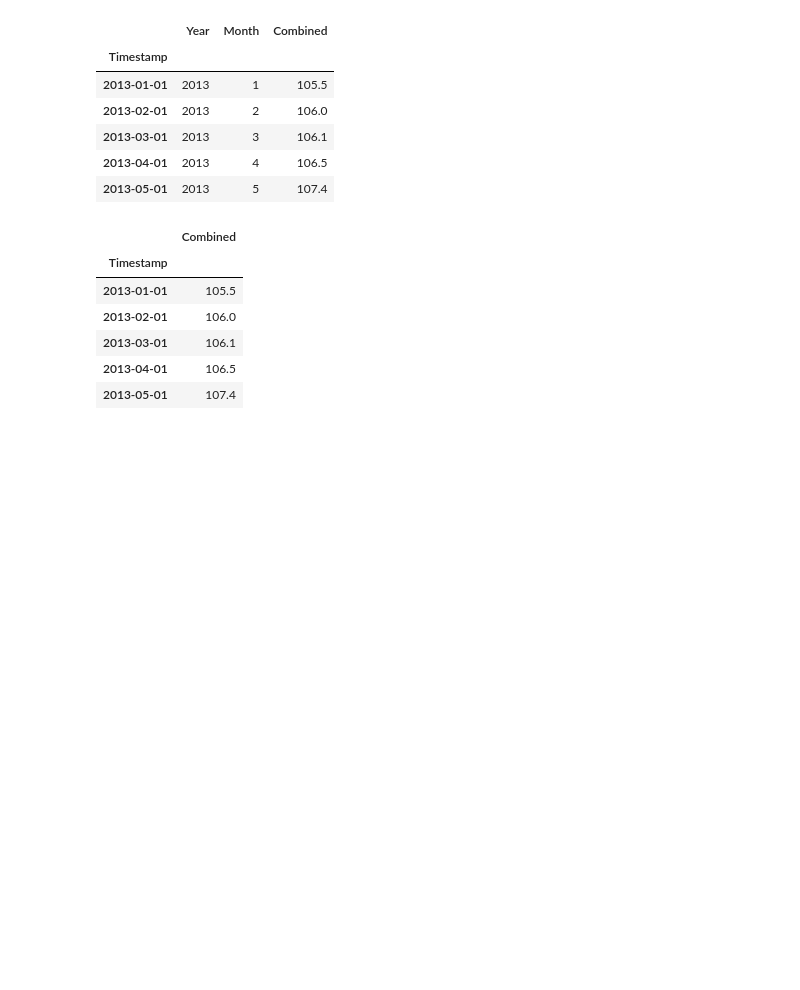
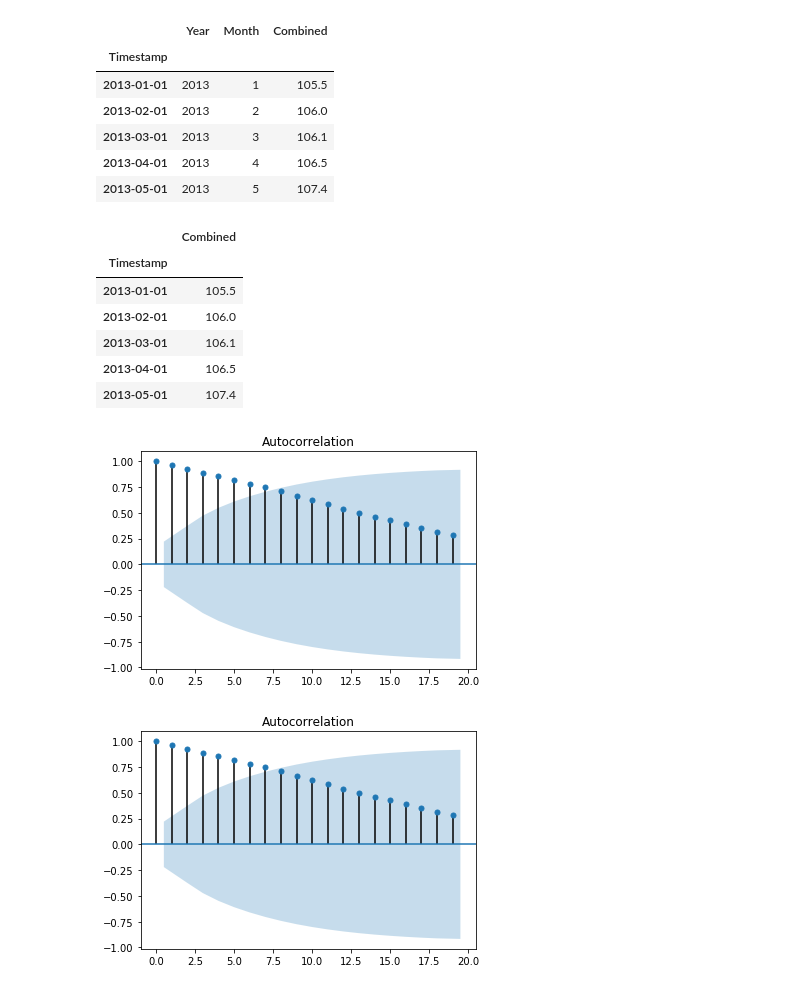
Before and after one commit to Aman-1412/cpi_prediction, a Jupyter notebook: CPI_Prediction.ipynb, the cells around one changed output. Drawn from its saved outputs; the diff is of its cells as text; code cells hidden in the pictures; blank space fills up the shorter version.

```diff
--- a/CPI_Prediction.ipynb
+++ b/CPI_Prediction.ipynb
@@ -103,3 +106,8 @@ combined_fuel_cpi.head()
 | 2013-03-01 | 106.1 |
 | 2013-04-01 | 106.5 |
 | 2013-05-01 | 107.4 |
+# %%
+plot_acf(combined_fuel_cpi.values)
+# %% [output]
+[figure, added]
+[figure, added]
```
Also changed, not shown: parts of 23 cells of this notebook.
